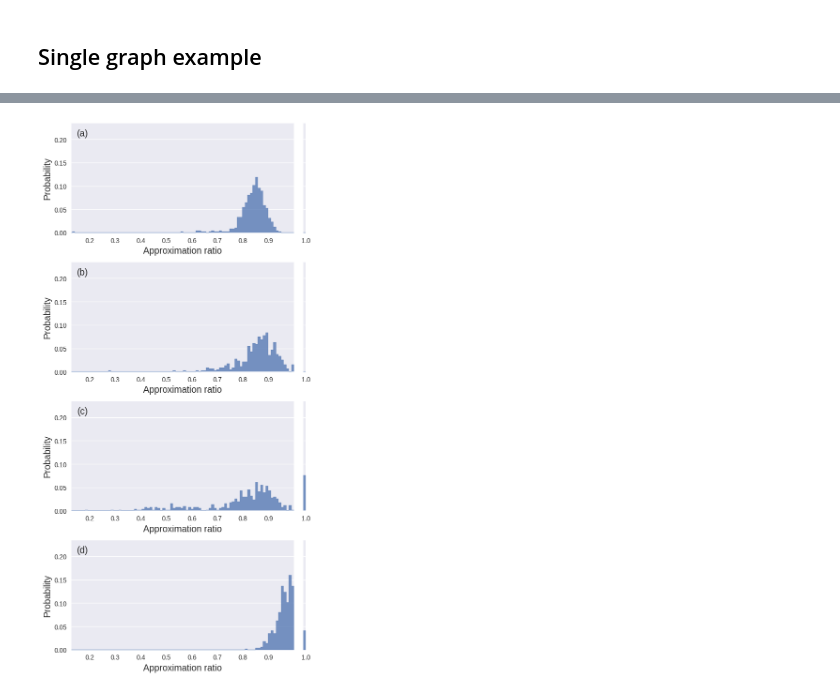
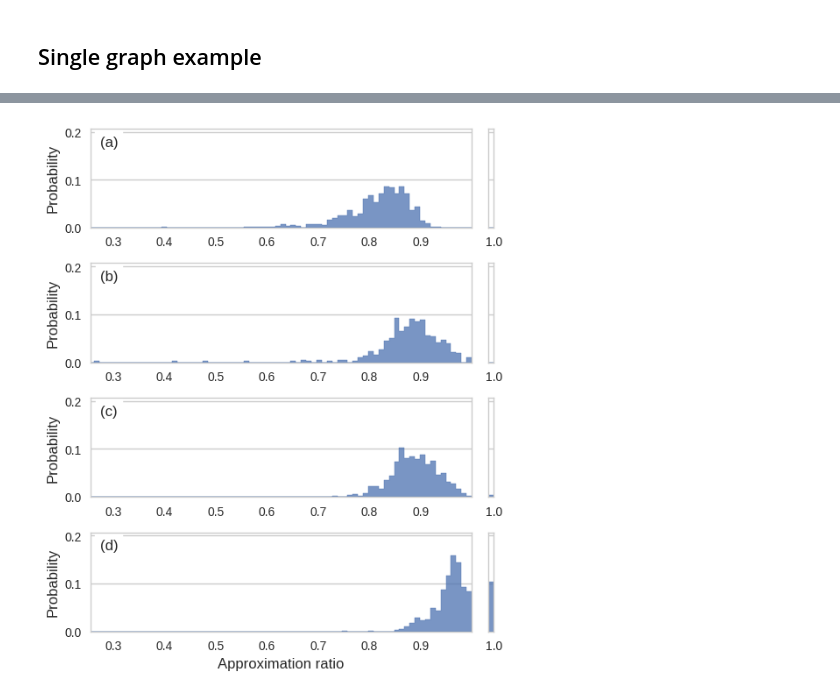
Before and after one commit to samco7/qaoa, a Jupyter notebook: notebooks/single_run.ipynb, the cells around one changed output, grey strips where cells are left out. Saved outputs shown, nothing was run; the diff lists cells and outputs as text; code cells hidden in the pictures.

Commit message:
adjusted plotting parameters

```diff
--- a/notebooks/single_run.ipynb
+++ b/notebooks/single_run.ipynb
@@ -11,7 +11,7 @@ from seaborn import *
 import warnings
 warnings.filterwarnings('ignore')
 from matplotlib import pyplot as plt
-plt.style.use('seaborn-v0_8')
+plt.style.use('seaborn-v0_8-whitegrid')
 blue = color_palette('deep')[0]
 backend = AerSimulator(method='statevector', device='GPU', precision='single')
 # %% [markdown]
@@ -88,7 +88,7 @@ ymax = min([1, 2*ymax])
 xmin -= width
 
 width_ratio = width/(1 - xmin)
-fig, axes = plt.subplots(4, 2, figsize=(6, 12), width_ratios=[1 - width_ratio, width_ratio], sharey=True)
+fig, axes = plt.subplots(4, 2, figsize=(5.5, 6.5), width_ratios=[1 - width_ratio, width_ratio], sharey=True)
 axes = axes.ravel()
 
 standard_dense = []
@@ -101,9 +101,9 @@ for key in standard_bars.keys():
         standard_dense += [key]*standard_bars[key]
         standard_perfect += [0]*standard_bars[key]
 histplot(standard_dense, ax=axes[0], stat='probability', bins=np.linspace(0, 1, n_bins), element='step')
-axes[0].set_title('(a)', fontsize=14, x=.05, y=.85)
-axes[0].set_xlabel('Approximation ratio', fontsize=14)
-axes[0].set_ylabel('Probability', fontsize=14)
+axes[0].set_title('(a)', fontsize=12, x=.05, y=.75, backgroundcolor='white')
+# axes[0].set_xlabel('Approximation ratio', fontsize=12)
+axes[0].set_ylabel('Probability', fontsize=12)
 axes[0].set_xlim(xmin, .9999)
 axes[0].set_ylim(0, ymax)
 axes[0].grid(False, axis='x')
@@ -123,9 +123,9 @@ for key in gw_rounded_bars.keys():
         gw_rounded_dense += [key]*gw_rounded_bars[key]
         gw_rounded_perfect += [0]*gw_rounded_bars[key]
 histplot(gw_rounded_dense, ax=axes[2], stat='probability', bins=np.linspace(0, 1, n_bins), element='step')
-axes[2].set_title('(b)', fontsize=14, x=.05, y=.85)
-axes[2].set_xlabel('Approximation ratio', fontsize=14)
-axes[2].set_ylabel('Probability', fontsize=14)
+axes[2].set_title('(b)', fontsize=12, x=.05, y=.75, backgroundcolor='white')
+# axes[2].set_xlabel('Approximation ratio', fontsize=12)
+axes[2].set_ylabel('Probability', fontsize=12)
 axes[2].set_xlim(xmin, .9999)
 axes[2].set_ylim(0, ymax)
 axes[2].grid(False, axis='x')
@@ -145,43 +145,47 @@ for key in bmz_rounded_bars.keys():
         bmz_rounded_dense += [key]*bmz_rounded_bars[key]
         bmz_rounded_perfect += [0]*bmz_rounded_bars[key]
 histplot(bmz_rounded_dense, ax=axes[4], stat='probability', bins=np.linspace(0, 1, n_bins), element='step')
-axes[4].set_title('(c)', fontsize=14, x=.05, y=.85)
-axes[4].set_xlabel('Approximation ratio', fontsize=14)
-axes[4].set_ylabel('Probability', fontsize=14)
+axes[4].set_title('(c)', fontsize=12, x=.05, y=.75, backgroundcolor='white')
+# axes[4].set_xlabel('Approximation ratio', fontsize=12)
+axes[4].set_ylabel('Probability', fontsize=12)
 axes[4].set_xlim(xmin, .9999)
 axes[4].set_ylim(0, ymax)
 axes[4].grid(False, axis='x')
 
 histplot(bmz_rounded_perfect, ax=axes[5], stat='probability', bins=np.linspace(0, 1, n_bins), element='step')
 axes[5].set_xticks([1.0], ['1.0'])
 axes[5].grid(False, axis='x')
 axes[5].set_xlim(1 - width, 1)
 
 bmz_dense = []
 bmz_perfect = []
 for key in bmz_bars.keys():
     if key == 1:
         bmz_perfect += [key]*bmz_bars[key]
         bmz_dense += [0]*bmz_bars[key]
     else:
         bmz_dense += [key]*bmz_bars[key]
         bmz_perfect += [0]*bmz_bars[key]
 histplot(bmz_dense, ax=axes[6], stat='probability', bins=np.linspace(0, 1, n_bins), element='step')
-axes[6].set_title('(d)', fontsize=14, x=.05, y=.85)
-axes[6].set_xlabel('Approximation ratio', fontsize=14)
-axes[6].set_ylabel('Probability', fontsize=14)
+axes[6].set_title('(d)', fontsize=12, x=.05, y=.75, backgroundcolor='white')
+axes[6].set_xlabel('Approximation ratio', fontsize=12)
+axes[6].set_ylabel('Probability', fontsize=12)
 axes[6].set_xlim(xmin, .9999)
 axes[6].set_ylim(0, ymax)
 axes[6].grid(False, axis='x')
 
 histplot(bmz_perfect, ax=axes[7], stat='probability', bins=np.linspace(0, 1, n_bins), element='step')
 axes[7].set_xticks([1.0], ['1.0'])
 axes[7].grid(False, axis='x')
 axes[7].set_xlim(1 - width, 1)
 
+for i in range(8):
+    axes[i].tick_params(axis='both', which='both', labelsize=10)
+
+
 plt.tight_layout()
 save_plot('single_run')
 save_info(info, 'single_run')
 plt.show()
 # %% [output]
-[figure, old version]
+[figure, new version]
```
Also changed, not shown: parts of 1 cell of this notebook, 1 other file.
